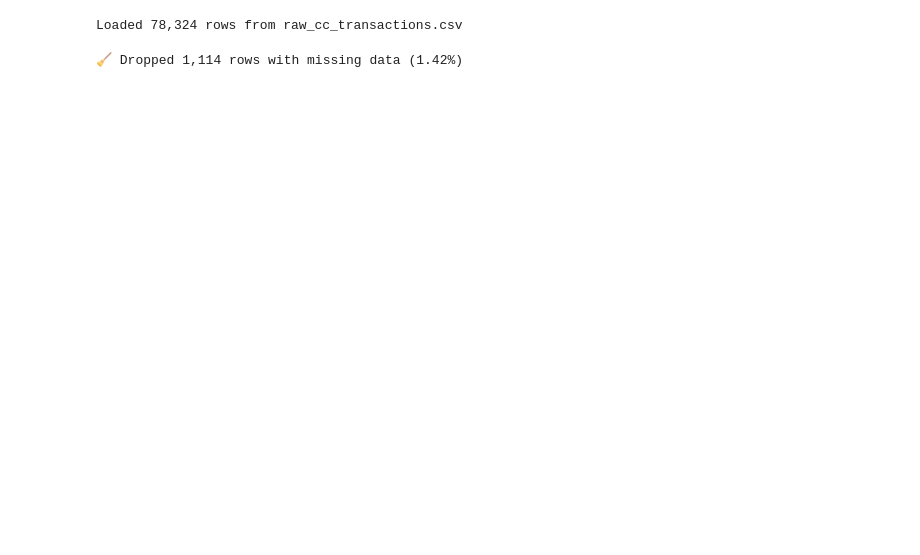
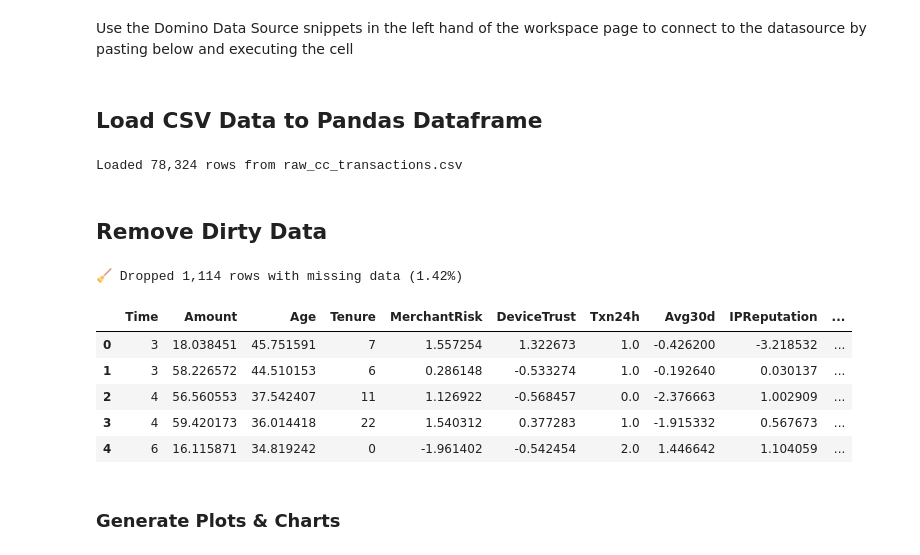
Before and after one commit to ddl-wasanthag/Fraud-Detection-Workshop, a Jupyter notebook: exercises/b_DataProcessingAndExploration/start_here.ipynb, the cells around one changed output. Saved outputs shown, nothing was run; the diff lists cells and outputs as text; code cells hidden in the pictures; blank space fills up the shorter version.

Commit message:
Pushed from Domino: https://se-demo.domino.tech/workspace/dmennell/Fraud-Detection-Workshop?executionId=686c282fd63d7454845b363b

```diff
--- a/exercises/b_DataProcessingAndExploration/start_here.ipynb
+++ b/exercises/b_DataProcessingAndExploration/start_here.ipynb
@@ -0,0 +8,2 @@
+# %% [markdown]
+Use the Domino Data Source snippets in the left hand of the workspace page to connect to the datasource by pasting below and executing the cell
@@ -1 +14,3 @@
+# %% [markdown]
+## Load CSV Data to Pandas Dataframe
 # %%
@@ -24,14 +32,23 @@ raw_df = pd.read_csv(buf)
 print(f"Loaded {len(raw_df):,} rows from {raw_filename}")
 # %% [output]
 Loaded 78,324 rows from raw_cc_transactions.csv
+# %% [markdown]
+## Remove Dirty Data
 # %%
-# Remove dirty data
-
 clean_df = raw_df.dropna()
 rows_removed = len(raw_df) - len(clean_df)
 pct_removed = 100 * rows_removed / len(raw_df)
 
 print(f"🧹 Dropped {rows_removed:,} rows with missing data ({pct_removed:.2f}%)")
+clean_df.head()
 # %% [output]
 🧹 Dropped 1,114 rows with missing data (1.42%)
+|  | Time | Amount | Age | Tenure | MerchantRisk | DeviceTrust | Txn24h | Avg30d | IPReputation | ... |
+| 0 | 3 | 18.038451 | 45.751591 | 7 | 1.557254 | 1.322673 | 1.0 | -0.426200 | -3.218532 | ... |
+| 1 | 3 | 58.226572 | 44.510153 | 6 | 0.286148 | -0.533274 | 1.0 | -0.192640 | 0.030137 | ... |
+| 2 | 4 | 56.560553 | 37.542407 | 11 | 1.126922 | -0.568457 | 0.0 | -2.376663 | 1.002909 | ... |
+| 3 | 4 | 59.420173 | 36.014418 | 22 | 1.540312 | 0.377283 | 1.0 | -1.915332 | 0.567673 | ... |
+| 4 | 6 | 16.115871 | 34.819242 | 0 | -1.961402 | -0.542454 | 2.0 | 1.446642 | 1.104059 | ... |
+# %% [markdown]
+### Generate Plots & Charts
 # %%
```
Also changed, not shown: parts of 12 cells of this notebook.
